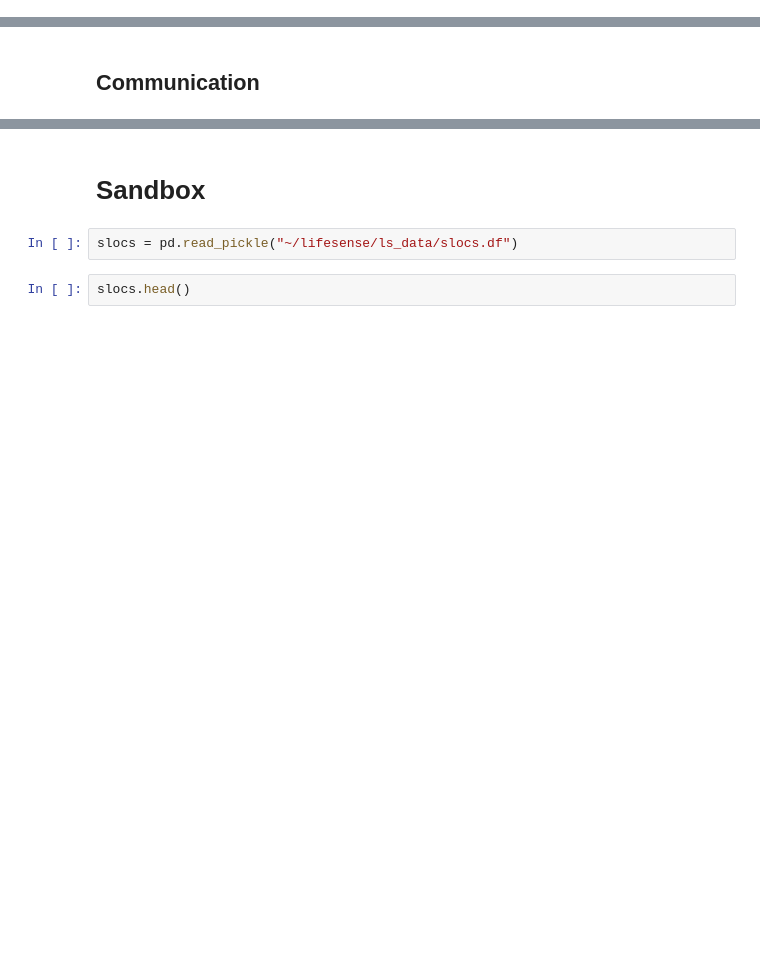
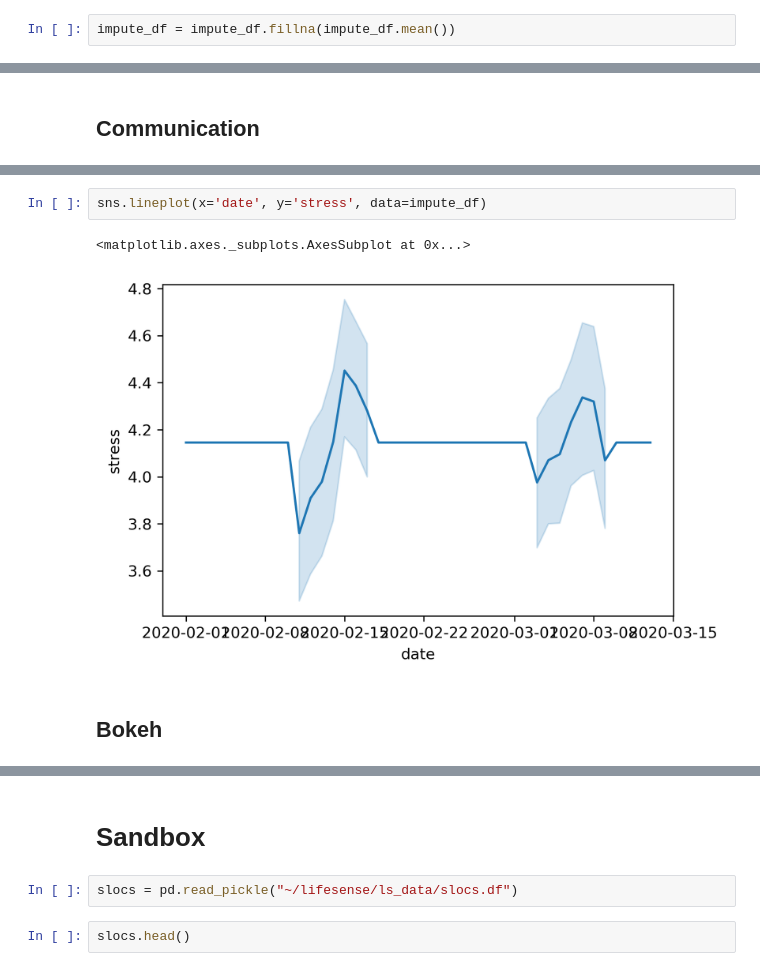
Before and after one commit to tliu526/lifesense, a Jupyter notebook: covid_analysis.ipynb, the cells around one changed output, grey strips where cells are left out. Saved outputs shown, nothing was run; the diff lists cells and outputs as text; blank space fills up the shorter version.

```diff
--- a/covid_analysis.ipynb
+++ b/covid_analysis.ipynb
@@ -224,3 +189,5 @@ plt.show()
+# %%
+impute_df = impute_df.fillna(impute_df.mean())
 # %%
 daily_ema_df.to_pickle("/home/tliu/covid-anxiety/data/daily_ema.df")
 # %% [markdown]
@@ -447,0 +567,7 @@ See the caveats in the documentation: http://pandas.pydata.org/pandas-docs/stabl
+# %%
+sns.lineplot(x='date', y='stress', data=impute_df)
+# %% [output]
+<matplotlib.axes._subplots.AxesSubplot at 0x...>
+[figure, added]
+# %% [markdown]
+## Bokeh
```
Also changed, not shown: parts of 38 cells of this notebook.
